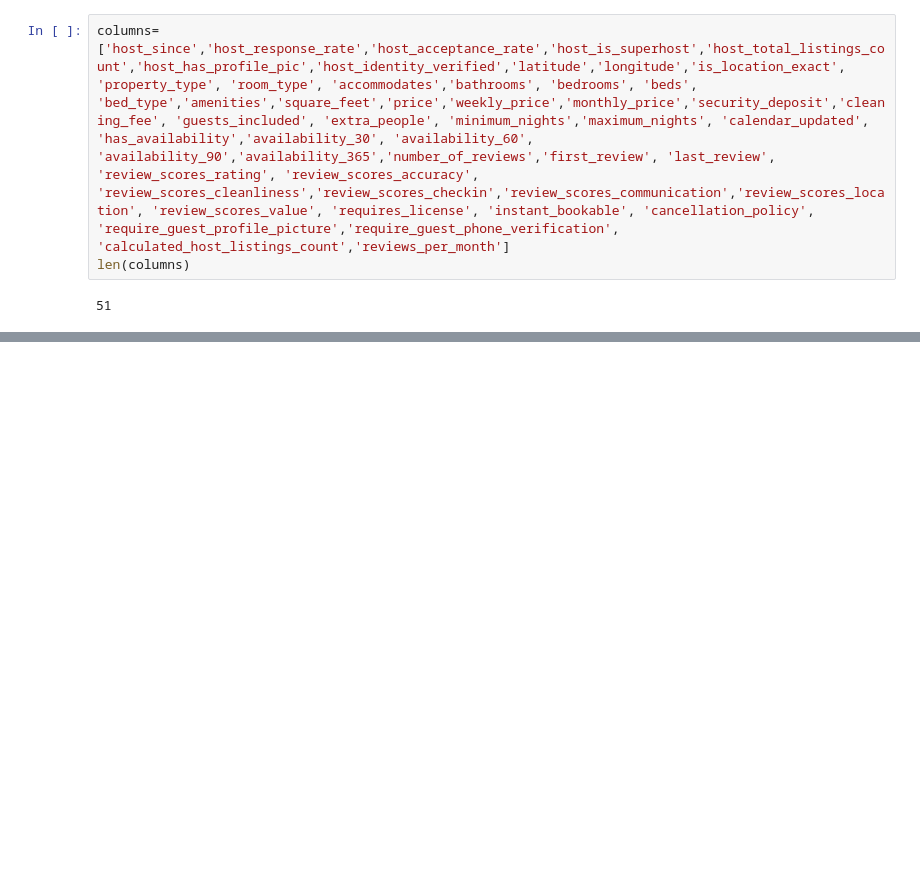
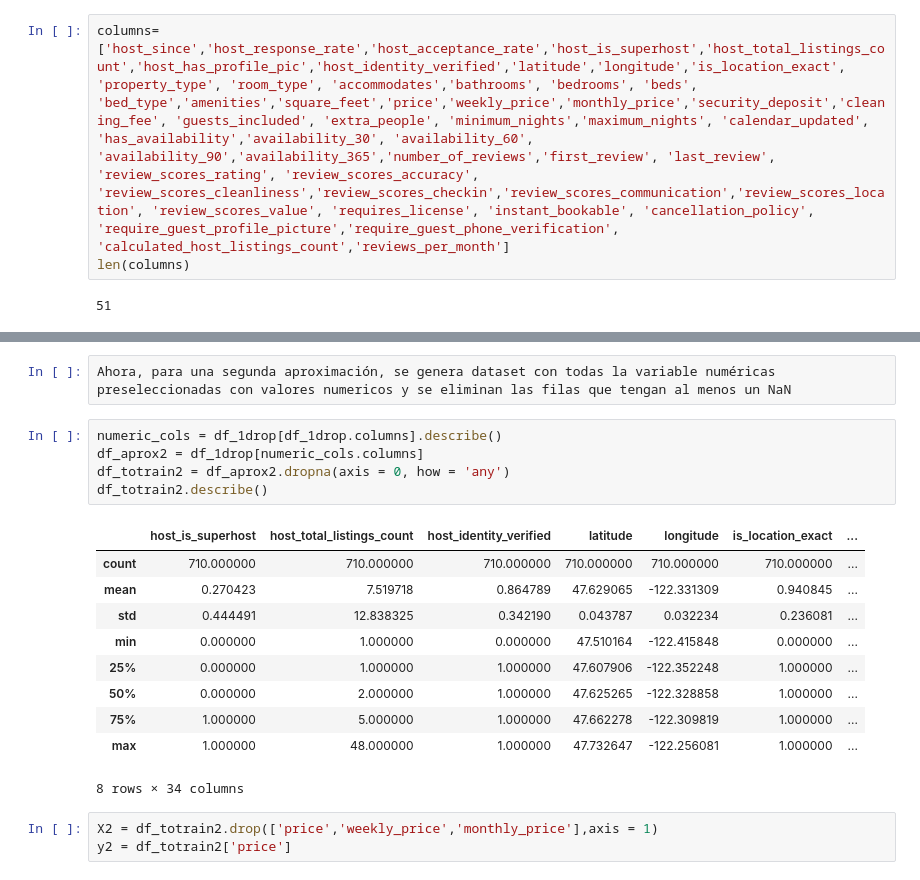
Before and after one commit to eyberthrojas/airbnb_price_prediction, a Jupyter notebook: price.ipynb, the cells around one changed output, grey strips where cells are left out. Cells and saved outputs as stored; diff of their text form; blank space fills up the shorter version.

```diff
--- a/price.ipynb
+++ b/price.ipynb
@@ -98,0 +144,21 @@ print(mean_squared_error(y_test, y_test_preds))
+# %%
+Ahora, para una segunda aproximación, se genera dataset con todas la variable numéricas preseleccionadas con valores numericos y se eliminan las filas que tengan al menos un NaN
+# %%
+numeric_cols = df_1drop[df_1drop.columns].describe()
+df_aprox2 = df_1drop[numeric_cols.columns]
+df_totrain2 = df_aprox2.dropna(axis = 0, how = 'any')
+df_totrain2.describe()
+# %% [output]
+|  | host_is_superhost | host_total_listings_count | host_identity_verified | latitude | longitude | is_location_exact | ... |
+| count | 710.000000 | 710.000000 | 710.000000 | 710.000000 | 710.000000 | 710.000000 | ... |
+| mean | 0.270423 | 7.519718 | 0.864789 | 47.629065 | -122.331309 | 0.940845 | ... |
+| std | 0.444491 | 12.838325 | 0.342190 | 0.043787 | 0.032234 | 0.236081 | ... |
+| min | 0.000000 | 1.000000 | 0.000000 | 47.510164 | -122.415848 | 0.000000 | ... |
+| 25% | 0.000000 | 1.000000 | 1.000000 | 47.607906 | -122.352248 | 1.000000 | ... |
+| 50% | 0.000000 | 2.000000 | 1.000000 | 47.625265 | -122.328858 | 1.000000 | ... |
+| 75% | 1.000000 | 5.000000 | 1.000000 | 47.662278 | -122.309819 | 1.000000 | ... |
+| max | 1.000000 | 48.000000 | 1.000000 | 47.732647 | -122.256081 | 1.000000 | ... |
+8 rows × 34 columns
+# %%
+X2 = df_totrain2.drop(['price','weekly_price','monthly_price'],axis = 1)
+y2 = df_totrain2['price']
```
Also changed, not shown: parts of 37 cells of this notebook, 1 other file.
